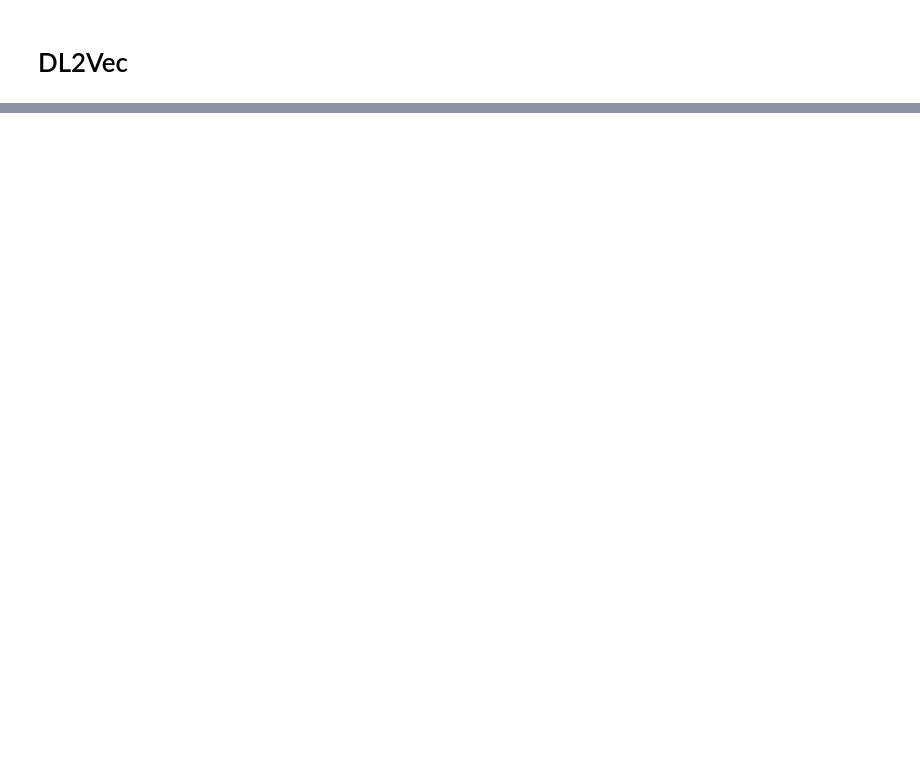
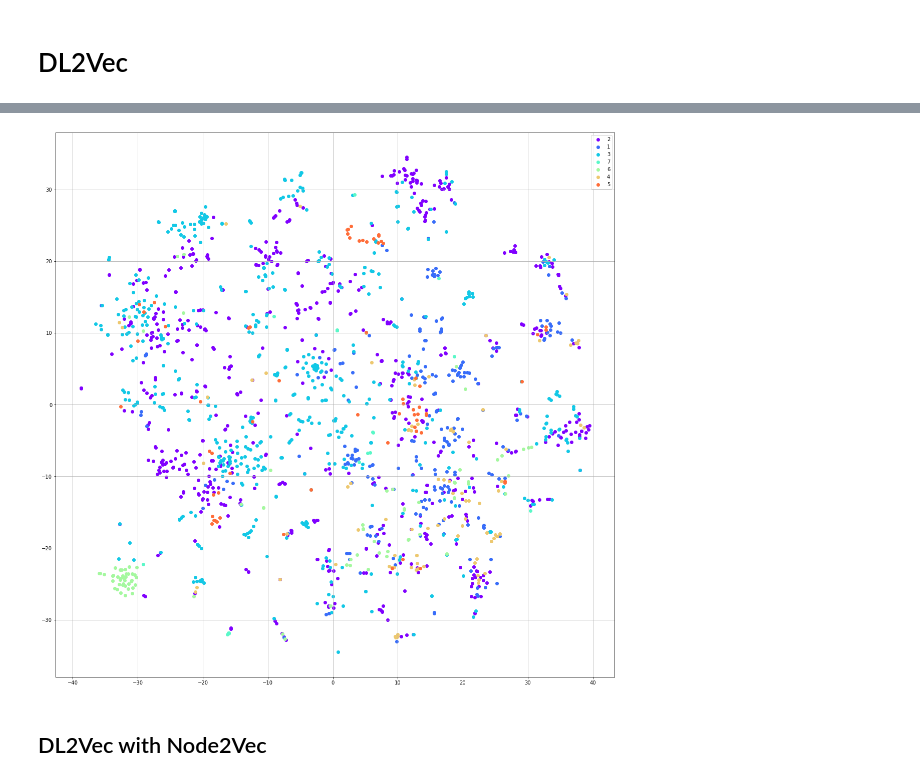
Before and after one commit to bio-ontology-research-group/mowl, a Jupyter notebook: docs/source/tutorials/DL2Vec.ipynb, the cells around one changed output, grey strips where cells are left out. Cells and saved outputs as stored; diff of their text form; code cells hidden in the pictures; blank space fills up the shorter version.

```diff
--- a/docs/source/tutorials/DL2Vec.ipynb
+++ b/docs/source/tutorials/DL2Vec.ipynb
@@ -32,3 +60,3 @@ def main():
 # %%
-main()
+word2VecModel = Word2Vec.load("data/dl2vec_deepwalk")
 # %% [output]
@@ -53,0 +67,2 @@ INFO:root:Model saved
+# %%
+vectors = word2VecModel.wv
@@ -53,0 +89,17 @@ INFO:root:Model saved
+# %%
+ec_dict = {}
+for prot in ec_numbers:
+    if prot in dl2vec_deepwalk_embeddings:
+        ec_dict[prot] = dl2vec_deepwalk_embeddings[prot]
+
+size = model.vector_size
+embeds = np.zeros((len(ec_dict), size), dtype=np.float32)
+
+for i, emb in enumerate(ec_dict.values()):
+    embeds[i, :] = emb
+nodemap = {}
+for i, m in enumerate(ec_dict.keys()):
+    nodemap[i] = m
+
+
+X = TSNE(n_components=2, verbose=1, n_iter=5000, n_jobs=8).fit_transform(embeds)
@@ -53,0 +124,28 @@ INFO:root:Model saved
+# %%
+classes = {'0': [[], []]}
+for item in nodemap.items():
+    k, v = item
+    if v in ec_numbers:
+        ec = ec_numbers[v].split('.')[0]
+        if ec not in classes:
+            classes[ec] = [[], []]
+        classes[ec][0].append(X[k, 0])
+        classes[ec][1].append(X[k, 1])
+
+colors = iter(plt.cm.rainbow(np.linspace(0, 1, len(classes))))
+fig, ax = plt.subplots(figsize=(20, 20))
+
+for ec, items in classes.items():
+    if ec == '0':
+        continue
+    color = next(colors)
+    ax.scatter(items[0], items[1], color=color, label=ec)
+
+ax.legend()
+ax.grid(True)
+plt.savefig('data/fig_dl2vec_deepwalk.jpg')
+plt.show()
+# %% [output]
+[figure, added]
+# %% [markdown]
+## DL2Vec with Node2Vec
```
Also changed, not shown: parts of 13 cells of this notebook, 6 other files.
